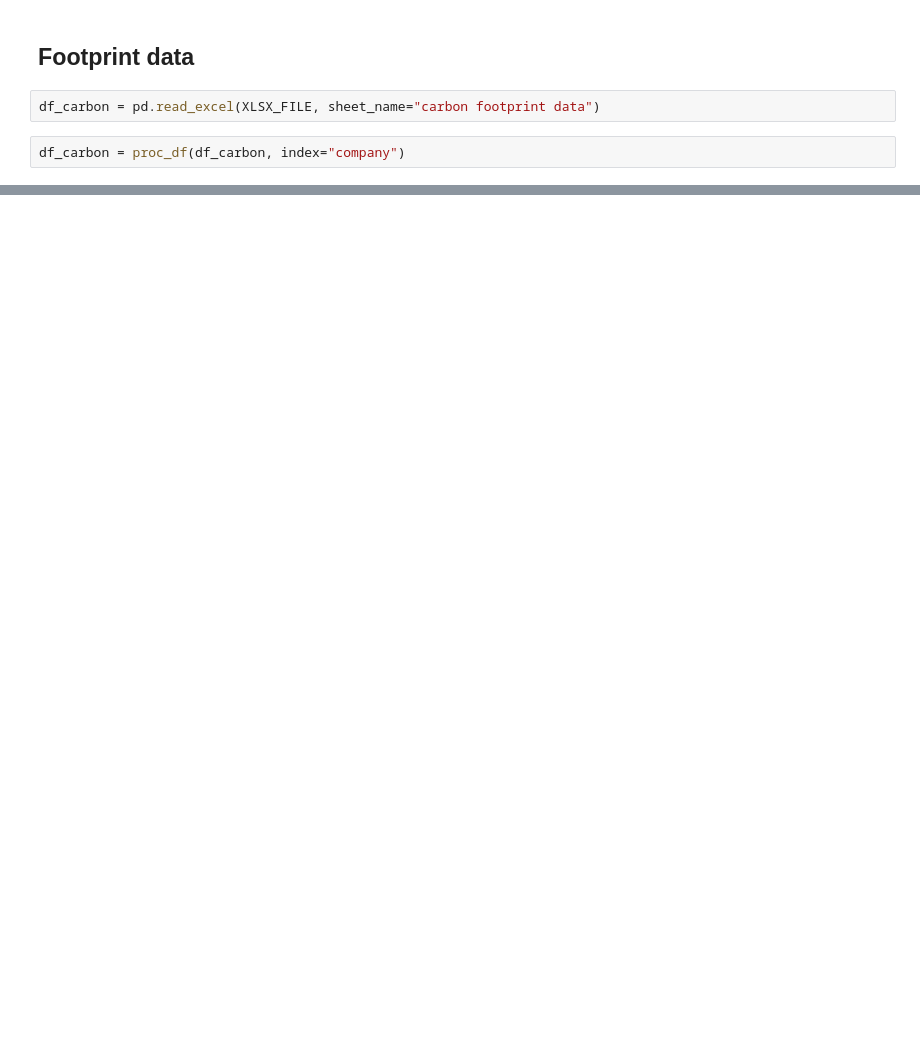
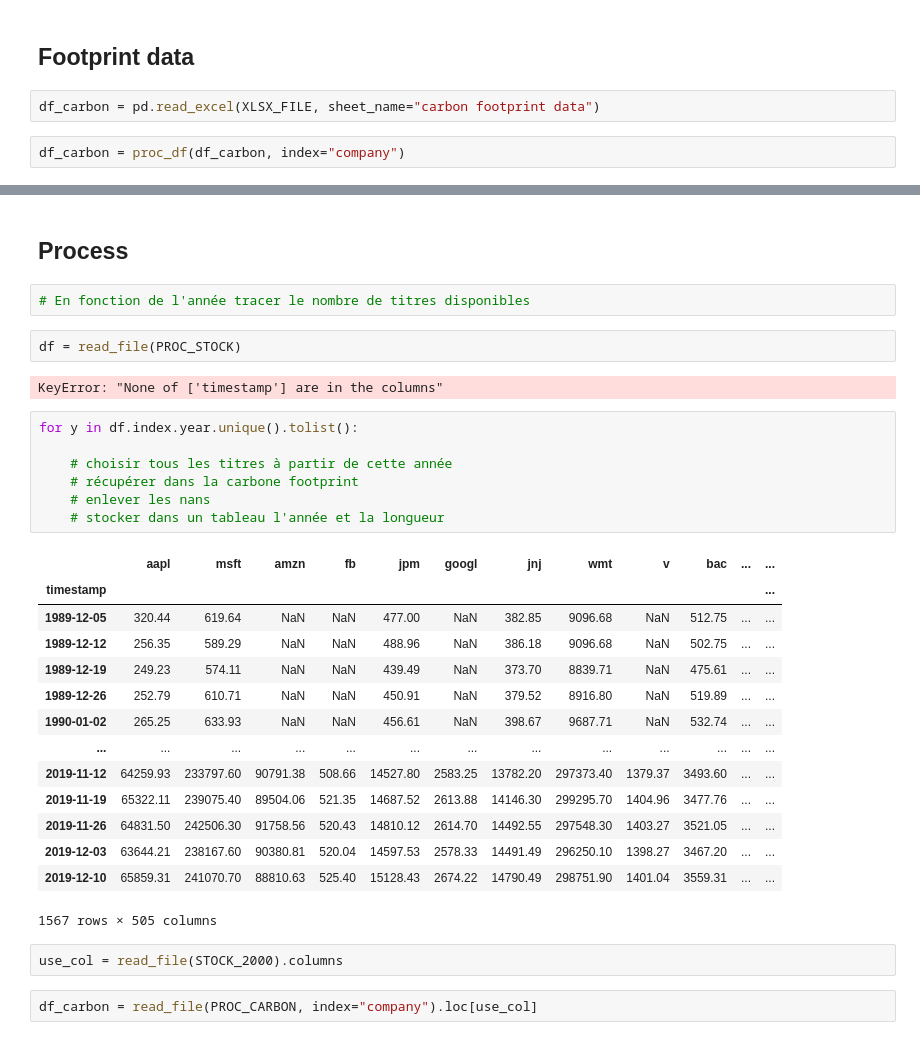
Before and after one commit to seydoudia/portfolio_optimization, a Jupyter notebook: CODE/proc_data.ipynb, the cells around one changed output, grey strips where cells are left out. Cells and saved outputs as stored; diff of their text form; blank space fills up the shorter version.

```diff
--- a/CODE/proc_data.ipynb
+++ b/CODE/proc_data.ipynb
@@ -185,0 +224,34 @@ For each row selected initially, we should
+# %% [markdown]
+## Process
+# %%
+# En fonction de l'année tracer le nombre de titres disponibles
+# %%
+df = read_file(PROC_STOCK)
+# %% [output]
+KeyError: "None of ['timestamp'] are in the columns"
+# %%
+for y in df.index.year.unique().tolist():
+
+    # choisir tous les titres à partir de cette année
+    # récupérer dans la carbone footprint
+    # enlever les nans
+    # stocker dans un tableau l'année et la longueur
+# %% [output]
+|  | aapl | msft | amzn | fb | jpm | googl | jnj | wmt | v | bac | ... | ... |
+| timestamp |  |  |  |  |  |  |  |  |  |  |  | ... |
+| 1989-12-05 | 320.44 | 619.64 | NaN | NaN | 477.00 | NaN | 382.85 | 9096.68 | NaN | 512.75 | ... | ... |
+| 1989-12-12 | 256.35 | 589.29 | NaN | NaN | 488.96 | NaN | 386.18 | 9096.68 | NaN | 502.75 | ... | ... |
+| 1989-12-19 | 249.23 | 574.11 | NaN | NaN | 439.49 | NaN | 373.70 | 8839.71 | NaN | 475.61 | ... | ... |
+| 1989-12-26 | 252.79 | 610.71 | NaN | NaN | 450.91 | NaN | 379.52 | 8916.80 | NaN | 519.89 | ... | ... |
+| 1990-01-02 | 265.25 | 633.93 | NaN | NaN | 456.61 | NaN | 398.67 | 9687.71 | NaN | 532.74 | ... | ... |
+| ... | ... | ... | ... | ... | ... | ... | ... | ... | ... | ... | ... | ... |
+| 2019-11-12 | 64259.93 | 233797.60 | 90791.38 | 508.66 | 14527.80 | 2583.25 | 13782.20 | 297373.40 | 1379.37 | 3493.60 | ... | ... |
+| 2019-11-19 | 65322.11 | 239075.40 | 89504.06 | 521.35 | 14687.52 | 2613.88 | 14146.30 | 299295.70 | 1404.96 | 3477.76 | ... | ... |
+| 2019-11-26 | 64831.50 | 242506.30 | 91758.56 | 520.43 | 14810.12 | 2614.70 | 14492.55 | 297548.30 | 1403.27 | 3521.05 | ... | ... |
+| 2019-12-03 | 63644.21 | 238167.60 | 90380.81 | 520.04 | 14597.53 | 2578.33 | 14491.49 | 296250.10 | 1398.27 | 3467.20 | ... | ... |
+| 2019-12-10 | 65859.31 | 241070.70 | 88810.63 | 525.40 | 15128.43 | 2674.22 | 14790.49 | 298751.90 | 1401.04 | 3559.31 | ... | ... |
+1567 rows × 505 columns
+# %%
+use_col = read_file(STOCK_2000).columns
+# %%
+df_carbon = read_file(PROC_CARBON, index="company").loc[use_col]
```
Also changed, not shown: parts of 36 cells of this notebook.
